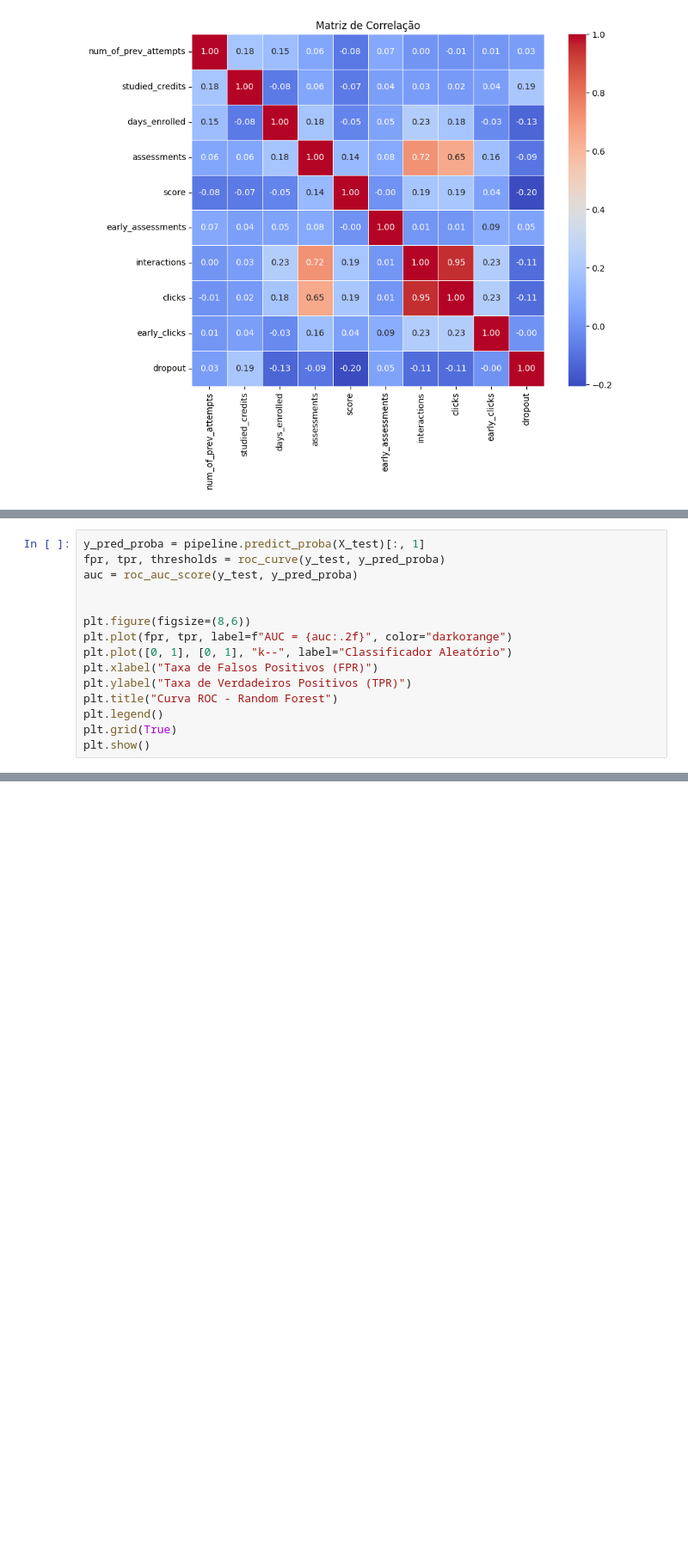
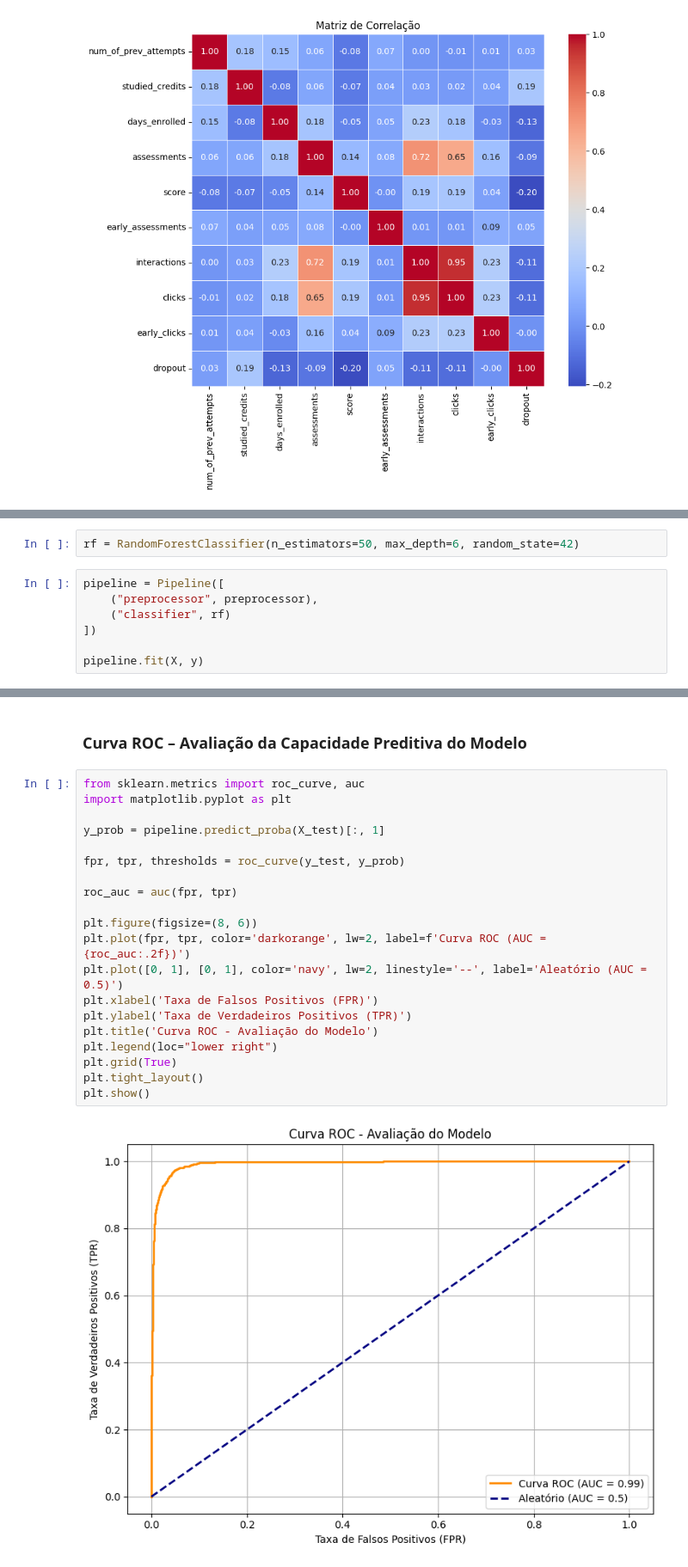
Before and after one commit to Th1agoFarias/Random-Forest-OULAD, a Jupyter notebook: notebooks/student.ipynb, the cells around one changed output, grey strips where cells are left out. Shown at 86% size. Saved outputs shown, nothing was run; the diff lists cells and outputs as text; blank space fills up the shorter version.

Commit message:
adicionando curva roc

```diff
--- a/notebooks/student.ipynb
+++ b/notebooks/student.ipynb
@@ -209,15 +252,0 @@ print(f"F1 scores individuais: {f1_scores}")
-# %%
-y_pred_proba = pipeline.predict_proba(X_test)[:, 1]
-fpr, tpr, thresholds = roc_curve(y_test, y_pred_proba)
-auc = roc_auc_score(y_test, y_pred_proba)
-
-
-plt.figure(figsize=(8,6))
-plt.plot(fpr, tpr, label=f"AUC = {auc:.2f}", color="darkorange")
-plt.plot([0, 1], [0, 1], "k--", label="Classificador Aleatório")
-plt.xlabel("Taxa de Falsos Positivos (FPR)")
-plt.ylabel("Taxa de Verdadeiros Positivos (TPR)")
-plt.title("Curva ROC - Random Forest")
-plt.legend()
-plt.grid(True)
-plt.show()
@@ -225,0 +302,9 @@ plt.show()
+# %%
+rf = RandomForestClassifier(n_estimators=50, max_depth=6, random_state=42)
+# %%
+pipeline = Pipeline([
+    ("preprocessor", preprocessor),
+    ("classifier", rf)
+])
+
+pipeline.fit(X, y)
@@ -225,0 +329,24 @@ plt.show()
+# %% [markdown]
+### Curva ROC – Avaliação da Capacidade Preditiva do Modelo
+# %%
+from sklearn.metrics import roc_curve, auc
+import matplotlib.pyplot as plt
+
+y_prob = pipeline.predict_proba(X_test)[:, 1]
+
+fpr, tpr, thresholds = roc_curve(y_test, y_prob)
+
+roc_auc = auc(fpr, tpr)
+
+plt.figure(figsize=(8, 6))
+plt.plot(fpr, tpr, color='darkorange', lw=2, label=f'Curva ROC (AUC = {roc_auc:.2f})')
+plt.plot([0, 1], [0, 1], color='navy', lw=2, linestyle='--', label='Aleatório (AUC = 0.5)')
+plt.xlabel('Taxa de Falsos Positivos (FPR)')
+plt.ylabel('Taxa de Verdadeiros Positivos (TPR)')
+plt.title('Curva ROC - Avaliação do Modelo')
+plt.legend(loc="lower right")
+plt.grid(True)
+plt.tight_layout()
+plt.show()
+# %% [output]
+[figure, added]
```
Also changed, not shown: parts of 18 cells of this notebook.
